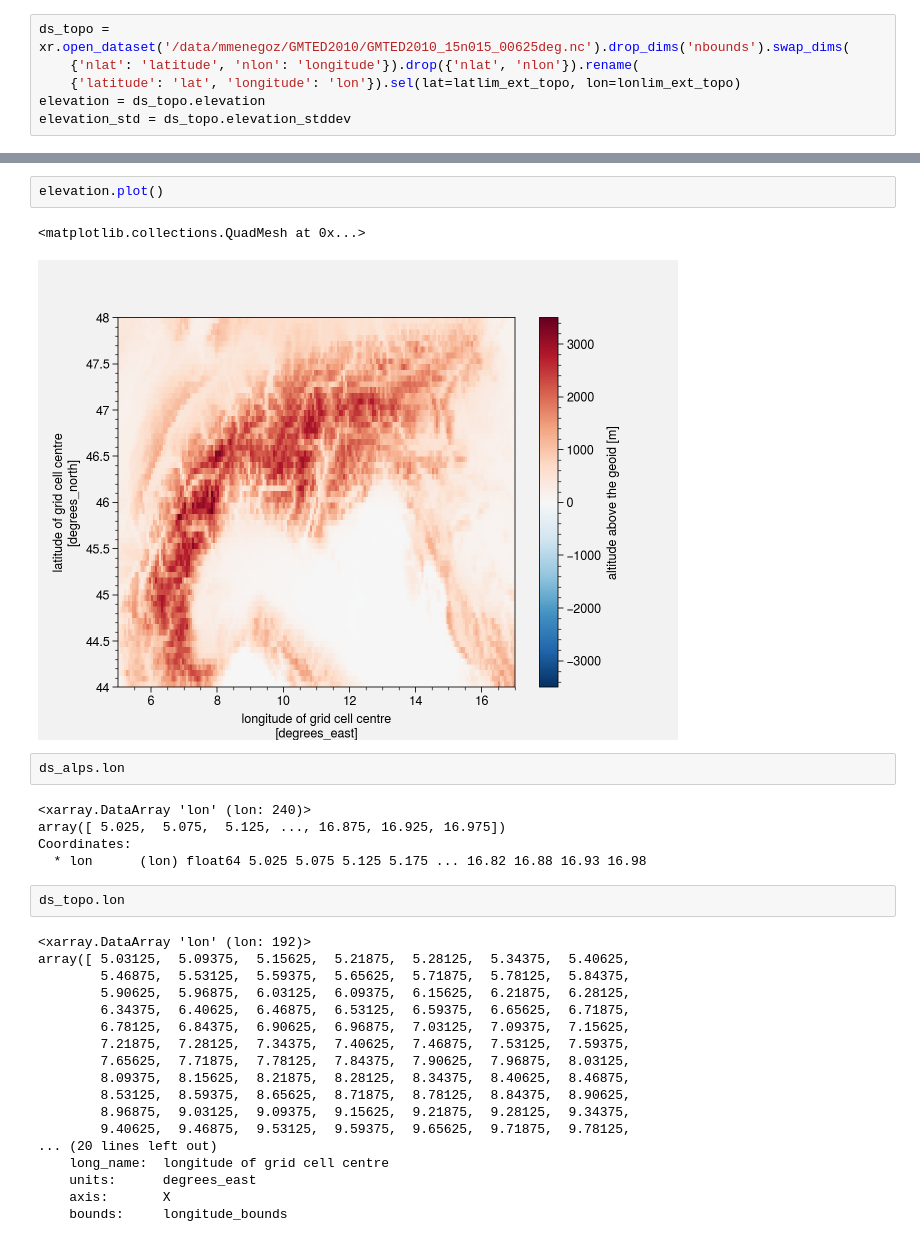
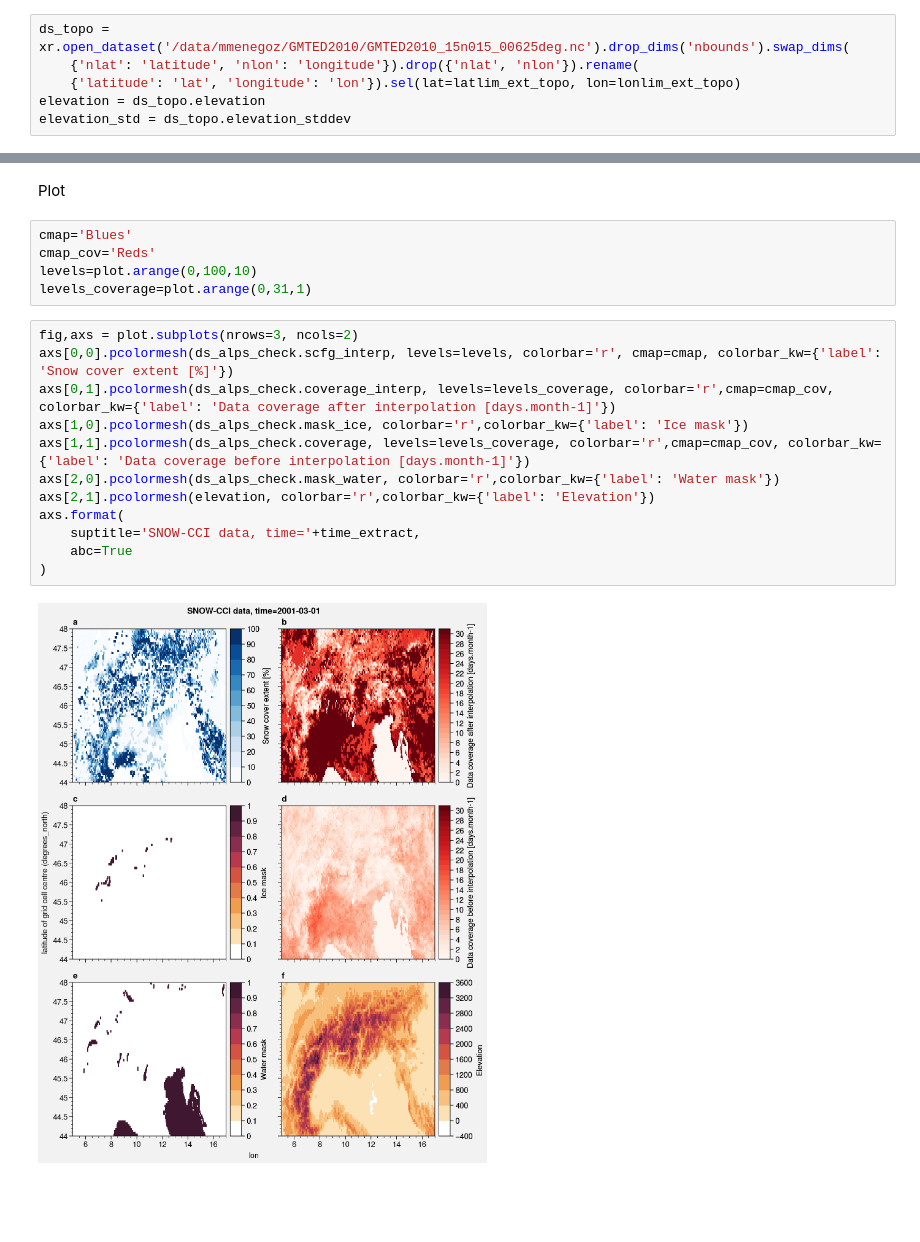
Before and after one commit to mmenegoz/Snow_cover_analysis, a Jupyter notebook: Snow_mountain_trends.ipynb, the cells around one changed output, grey strips where cells are left out. Cells and saved outputs as stored; diff of their text form; blank space fills up the shorter version.

```diff
--- a/Snow_mountain_trends.ipynb
+++ b/Snow_mountain_trends.ipynb
@@ -187,33 +138,22 @@ Attributes:
-# %%
-elevation.plot()
-# %% [output]
-<matplotlib.collections.QuadMesh at 0x...>
-[figure, removed]
-# %%
-ds_alps.lon
-# %% [output]
-<xarray.DataArray 'lon' (lon: 240)>
-array([ 5.025,  5.075,  5.125, ..., 16.875, 16.925, 16.975])
-Coordinates:
-  * lon      (lon) float64 5.025 5.075 5.125 5.175 ... 16.82 16.88 16.93 16.98
-# %%
-ds_topo.lon
-# %% [output]
-<xarray.DataArray 'lon' (lon: 192)>
-array([ 5.03125,  5.09375,  5.15625,  5.21875,  5.28125,  5.34375,  5.40625,
-        5.46875,  5.53125,  5.59375,  5.65625,  5.71875,  5.78125,  5.84375,
-        5.90625,  5.96875,  6.03125,  6.09375,  6.15625,  6.21875,  6.28125,
-        6.34375,  6.40625,  6.46875,  6.53125,  6.59375,  6.65625,  6.71875,
-        6.78125,  6.84375,  6.90625,  6.96875,  7.03125,  7.09375,  7.15625,
-        7.21875,  7.28125,  7.34375,  7.40625,  7.46875,  7.53125,  7.59375,
-        7.65625,  7.71875,  7.78125,  7.84375,  7.90625,  7.96875,  8.03125,
-        8.09375,  8.15625,  8.21875,  8.28125,  8.34375,  8.40625,  8.46875,
-        8.53125,  8.59375,  8.65625,  8.71875,  8.78125,  8.84375,  8.90625,
-        8.96875,  9.03125,  9.09375,  9.15625,  9.21875,  9.28125,  9.34375,
-        9.40625,  9.46875,  9.53125,  9.59375,  9.65625,  9.71875,  9.78125,
-... (20 lines left out)
-    long_name:  longitude of grid cell centre
-    units:      degrees_east
-    axis:       X
-    bounds:     longitude_bounds
+# %% [markdown]
+Plot
+# %%
+cmap='Blues'
+cmap_cov='Reds'
+levels=plot.arange(0,100,10)
+levels_coverage=plot.arange(0,31,1)
+# %%
+fig,axs = plot.subplots(nrows=3, ncols=2)
+axs[0,0].pcolormesh(ds_alps_check.scfg_interp, levels=levels, colorbar='r', cmap=cmap, colorbar_kw={'label': 'Snow cover extent [%]'})
+axs[0,1].pcolormesh(ds_alps_check.coverage_interp, levels=levels_coverage, colorbar='r',cmap=cmap_cov, colorbar_kw={'label': 'Data coverage after interpolation [days.month-1]'})
+axs[1,0].pcolormesh(ds_alps_check.mask_ice, colorbar='r',colorbar_kw={'label': 'Ice mask'})
+axs[1,1].pcolormesh(ds_alps_check.coverage, levels=levels_coverage, colorbar='r',cmap=cmap_cov, colorbar_kw={'label': 'Data coverage before interpolation [days.month-1]'})
+axs[2,0].pcolormesh(ds_alps_check.mask_water, colorbar='r',colorbar_kw={'label': 'Water mask'})
+axs[2,1].pcolormesh(elevation, colorbar='r',colorbar_kw={'label': 'Elevation'})
+axs.format(
+    suptitle='SNOW-CCI data, time='+time_extract,
+    abc=True
+)
+# %% [output]
+[figure, added]
 # %%
```
Also changed, not shown: parts of 16 cells of this notebook.
